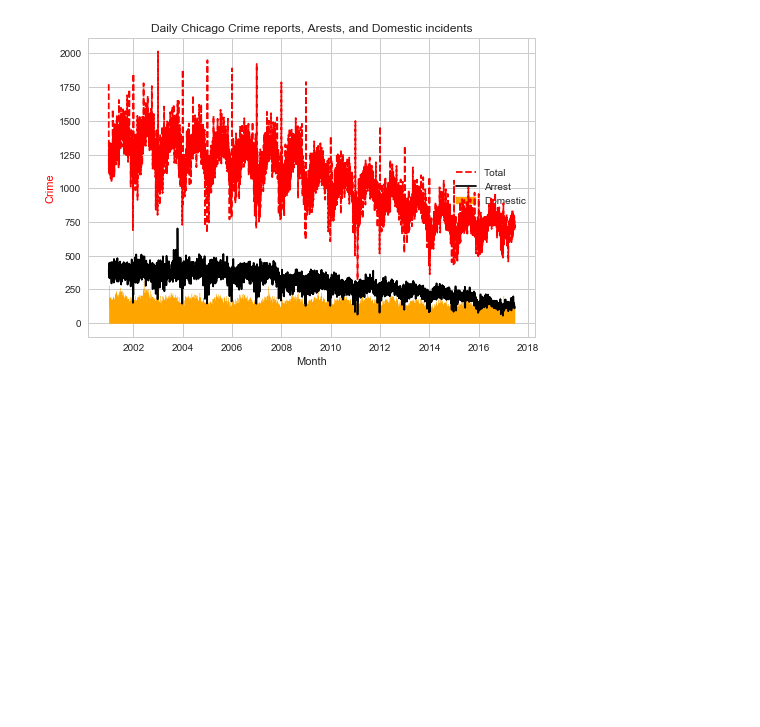
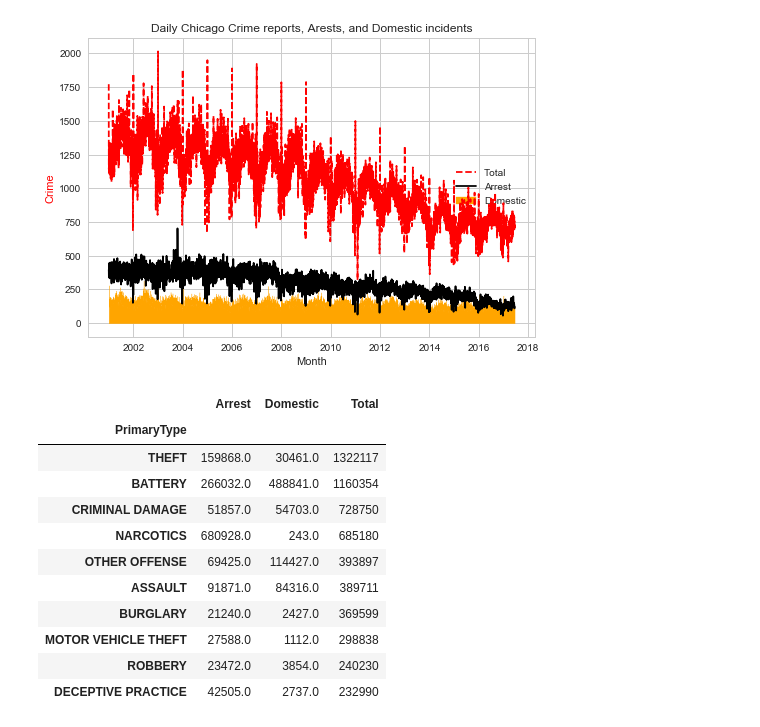
Before and after one commit to RandomFractals/ChicagoCrimes, a Jupyter notebook: notebooks/all-chicago-crime-charts.ipynb, the cells around one changed output. Cells and saved outputs as stored; diff of their text form; code cells hidden in the pictures; blank space fills up the shorter version.

```diff
--- a/notebooks/all-chicago-crime-charts.ipynb
+++ b/notebooks/all-chicago-crime-charts.ipynb
@@ -224,3 +224,21 @@ plt.title('Daily Chicago Crime reports, Arests, and Domestic incidents')
 plt.show()
 # %% [output]
 [figure]
+# %%
+# get top crimes
+top_crime_types = crime_type_counts[crime_type_counts['Total'] >= 200000]\
+.sort_values(by='Total', ascending=False)
+top_crime_types.head(10)
+# %% [output]
+|  | Arrest | Domestic | Total |
+| PrimaryType |  |  |  |
+| THEFT | 159868.0 | 30461.0 | 1322117 |
+| BATTERY | 266032.0 | 488841.0 | 1160354 |
+| CRIMINAL DAMAGE | 51857.0 | 54703.0 | 728750 |
+| NARCOTICS | 680928.0 | 243.0 | 685180 |
+| OTHER OFFENSE | 69425.0 | 114427.0 | 393897 |
+| ASSAULT | 91871.0 | 84316.0 | 389711 |
+| BURGLARY | 21240.0 | 2427.0 | 369599 |
+| MOTOR VEHICLE THEFT | 27588.0 | 1112.0 | 298838 |
+| ROBBERY | 23472.0 | 3854.0 | 240230 |
+| DECEPTIVE PRACTICE | 42505.0 | 2737.0 | 232990 |
```
Also changed, not shown: parts of 2 cells of this notebook.
